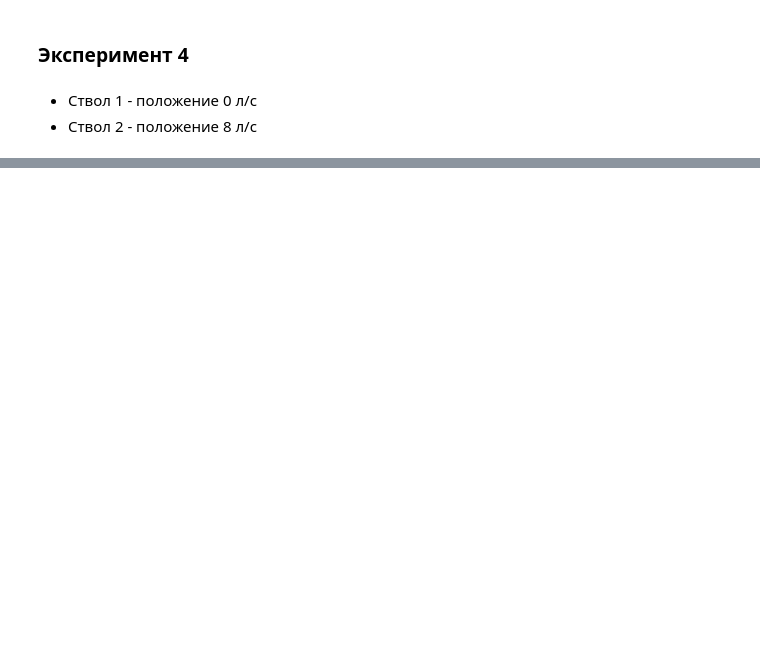
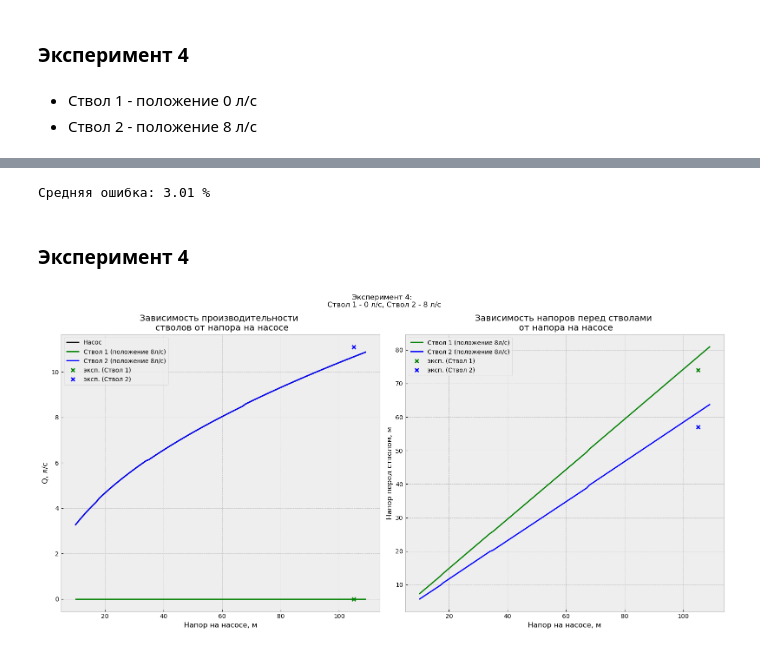
Before and after one commit to Obsidian-pb/NRS_modeller, a Jupyter notebook: workFolder/ttt.ipynb, the cells around one changed output, grey strips where cells are left out. Cells and saved outputs as stored; diff of their text form; code cells hidden in the pictures; blank space fills up the shorter version.

```diff
--- a/workFolder/ttt.ipynb
+++ b/workFolder/ttt.ipynb
@@ -470,0 +483,35 @@ plt.show()
+# %%
+from statistics import mean
+
+
+стартовый_напор = 10
+напор11 = 72
+напор12 = 84
+напор21 = 72
+напор22 = 84
+
+расход11 = 2.26
+расход12 = 2.44
+расход21 = 8.55
+расход22 = 9.22
+
+
+err1 = abs(q_n1[напор11-стартовый_напор] - расход11) / q_n1[напор11-стартовый_напор]
+err2 = abs(q_n1[напор12-стартовый_напор] - расход12) / q_n1[напор12-стартовый_напор]
+err3 = abs(q_n2[напор21-стартовый_напор] - расход21) / q_n2[напор21-стартовый_напор]
+err4 = abs(q_n2[напор22-стартовый_напор] - расход22) / q_n2[напор22-стартовый_напор]
+print('Средняя ошибка:', round(mean([err1, err2, err3, err4])*100, 2), '%')
+# %% [output]
+Средняя ошибка: 3.01 %
+# %% [markdown]
+### Эксперимент 4
+# %%
+# Предварительная настройка модели
+
+# Сброс состояния
+model.drop_q()
+
+# Расчет НРС с новыми параметрами:
+pump.set_H_add(10)
+nozzle_11.p = 0
+model, r = model.calc(accuracy=0.05)
@@ -470,0 +545,29 @@ plt.show()
+# %%
+plt.style.use('bmh')
+
+fig, (ax1, ax2) = plt.subplots(1,2, figsize=(16,8))
+
+ax1.plot(h_pump, q_pump, c='k', label='Насос')
+ax1.plot(h_pump, q_n1, c='g', label='Ствол 1 (положение 8л/с)')
+ax1.plot(h_pump, q_n2, c='b', label='Ствол 2 (положение 8л/с)')
+ax1.scatter([105], [0], marker='x', c='g', label='эксп. (Ствол 1)')
+ax1.scatter([105], [11.1], marker='x', c='b', label='эксп. (Ствол 2)')
+ax1.set_xlabel('Напор на насосе, м')
+ax1.set_ylabel('Q, л/с')
+ax1.legend()
+ax1.set_title('Зависимость производительности \n стволов от напора на насосе')
+
+ax2.plot(h_pump, h_n1, c='g', label='Ствол 1 (положение 8л/с)')
+ax2.plot(h_pump, h_n2, c='b', label='Ствол 2 (положение 8л/с)')
+ax2.scatter([105], [74], marker='x', c='g', label='эксп. (Ствол 1)')
+ax2.scatter([105], [57], marker='x', c='b', label='эксп. (Ствол 2)')
+ax2.set_xlabel('Напор на насосе, м')
+ax2.set_ylabel('Напор перед стволом, м')
+ax2.set_title('Зависимость напоров перед стволами \n от напора на насосе')
+ax2.legend()
+
+fig.suptitle('Эксперимент 4: \n Ствол 1 - 0 л/с, Ствол 2 - 8 л/с')
+fig.tight_layout()
+plt.show()
+# %% [output]
+[figure, added]
```
Also changed, not shown: parts of 22 cells of this notebook, 1 other file.
